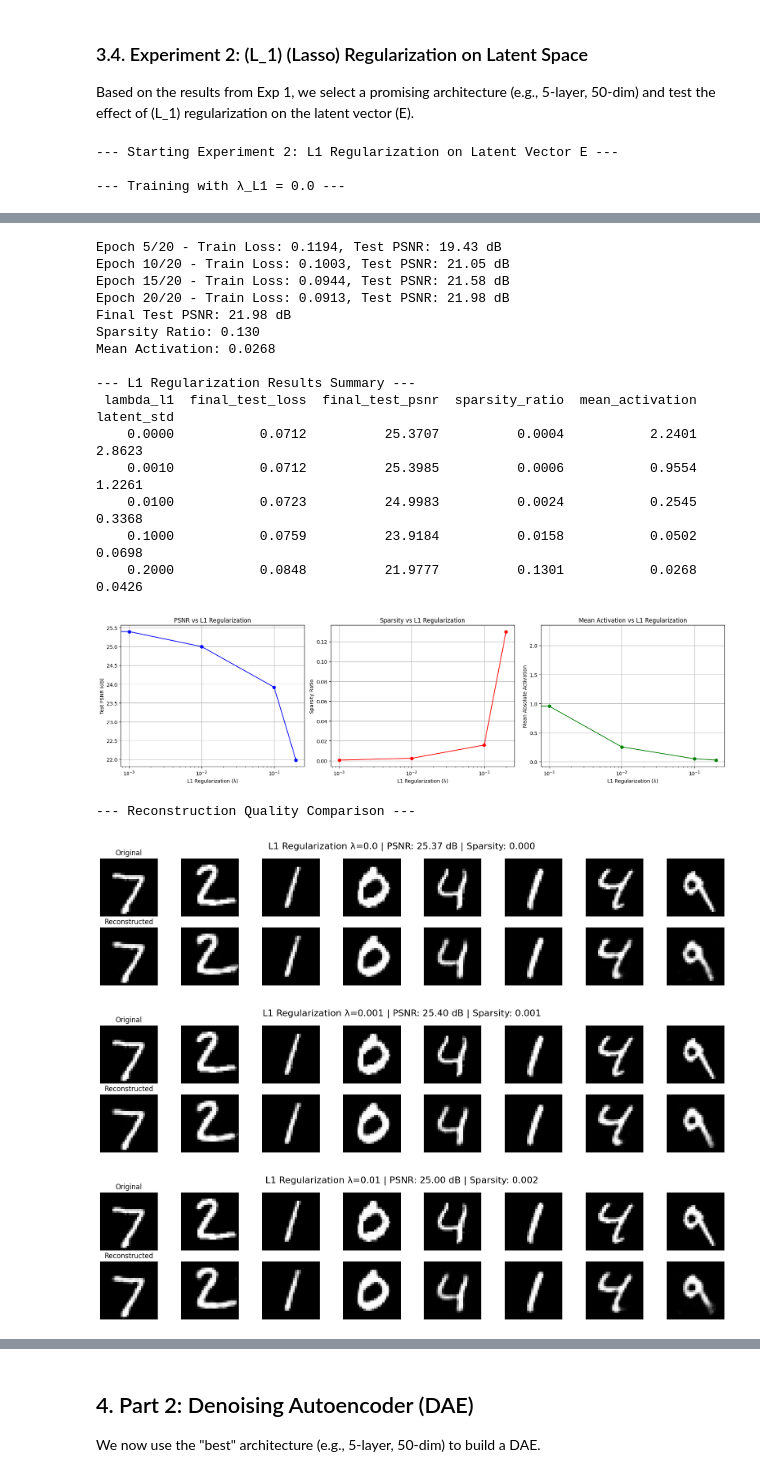
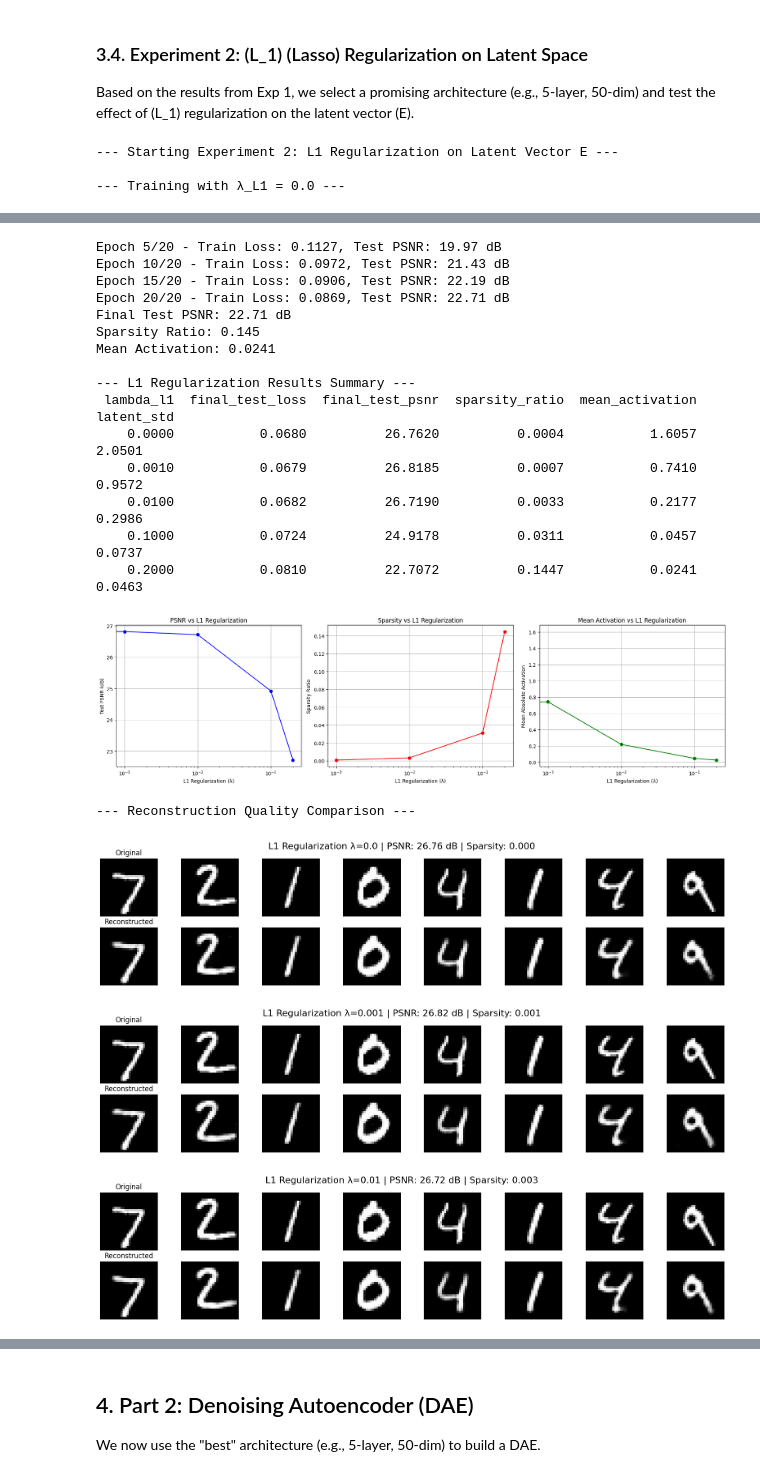
Before and after one commit to sprieton/AutoEncoder_evaluation_MINST, a Jupyter notebook: Proyect_II_fullrun.ipynb, the cells around one changed output, grey strips where cells are left out. Cells and saved outputs as stored; diff of their text form; code cells hidden in the pictures.

```diff
--- a/Proyect_II_fullrun.ipynb
+++ b/Proyect_II_fullrun.ipynb
@@ -389,7 +389,7 @@ for lambda_l1 in lambda_l1_values:
     print(f"\n--- Training with λ_L1 = {lambda_l1} ---")
 
     # Initialize model with best architecture (3 layers, 50 latent dim)
-    model = Autoencoder(latent_dim=50, num_layers=3).to(device)
+    model = Autoencoder(latent_dim=100, num_layers=3).to(device)
 
     # Train model
     history = train_model_with_l1(model, train_loader, test_loader, epochs=20, lambda_l1=lambda_l1)
@@ -507,21 +507,21 @@ Mean Activation: 0.0502
 
 --- Training with λ_L1 = 0.2 ---
-Epoch 5/20 - Train Loss: 0.1194, Test PSNR: 19.43 dB
-Epoch 10/20 - Train Loss: 0.1003, Test PSNR: 21.05 dB
-Epoch 15/20 - Train Loss: 0.0944, Test PSNR: 21.58 dB
-Epoch 20/20 - Train Loss: 0.0913, Test PSNR: 21.98 dB
-Final Test PSNR: 21.98 dB
-Sparsity Ratio: 0.130
-Mean Activation: 0.0268
+Epoch 5/20 - Train Loss: 0.1127, Test PSNR: 19.97 dB
+Epoch 10/20 - Train Loss: 0.0972, Test PSNR: 21.43 dB
+Epoch 15/20 - Train Loss: 0.0906, Test PSNR: 22.19 dB
+Epoch 20/20 - Train Loss: 0.0869, Test PSNR: 22.71 dB
+Final Test PSNR: 22.71 dB
+Sparsity Ratio: 0.145
+Mean Activation: 0.0241
 
 --- L1 Regularization Results Summary ---
  lambda_l1  final_test_loss  final_test_psnr  sparsity_ratio  mean_activation  latent_std
-    0.0000           0.0712          25.3707          0.0004           2.2401      2.8623
-    0.0010           0.0712          25.3985          0.0006           0.9554      1.2261
-    0.0100           0.0723          24.9983          0.0024           0.2545      0.3368
-    0.1000           0.0759          23.9184          0.0158           0.0502      0.0698
-    0.2000           0.0848          21.9777          0.1301           0.0268      0.0426
+    0.0000           0.0680          26.7620          0.0004           1.6057      2.0501
+    0.0010           0.0679          26.8185          0.0007           0.7410      0.9572
+    0.0100           0.0682          26.7190          0.0033           0.2177      0.2986
+    0.1000           0.0724          24.9178          0.0311           0.0457      0.0737
+    0.2000           0.0810          22.7072          0.1447           0.0241      0.0463
-[figure, old version]
+[figure, new version]
 --- Reconstruction Quality Comparison ---
 [figure]
 [figure]
```
Also changed, not shown: parts of 3 cells of this notebook.
